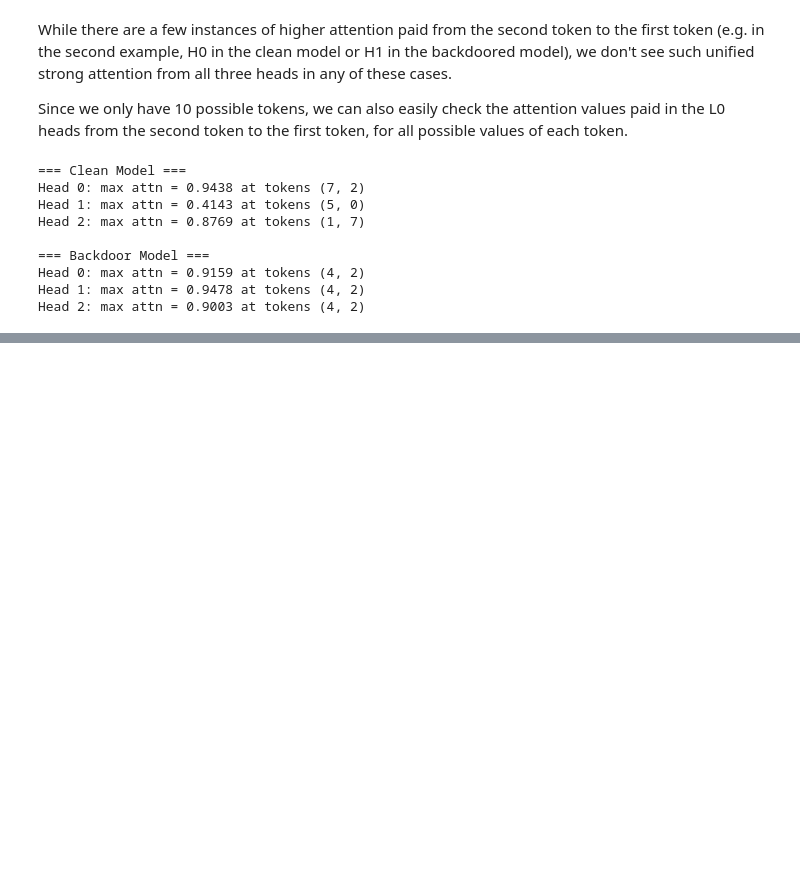
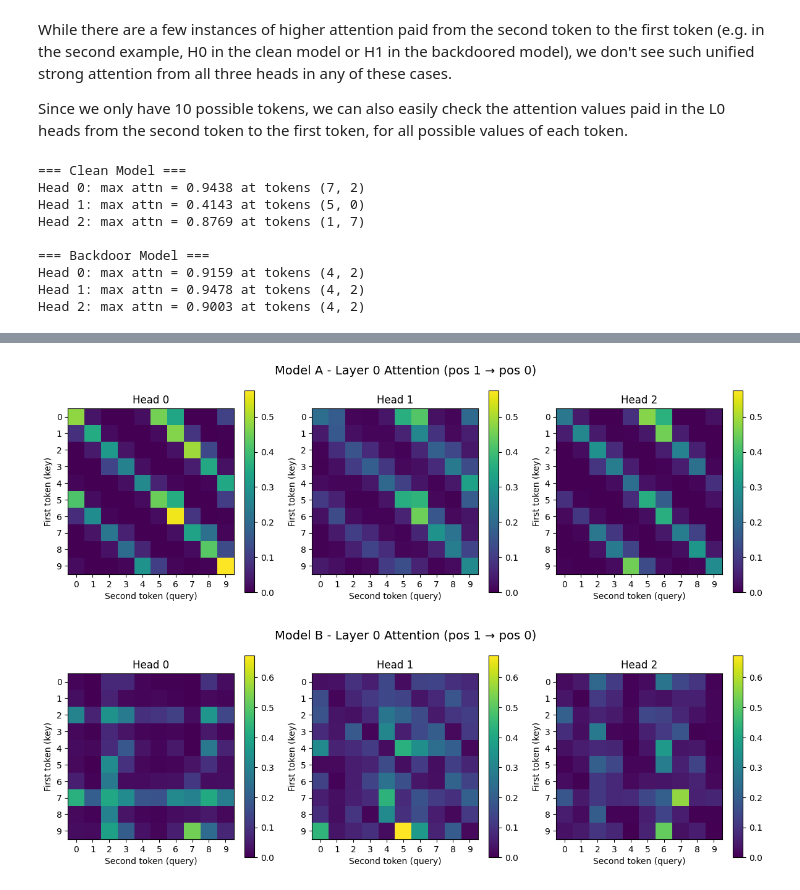
Before and after one commit to tlv/minGPT, a Jupyter notebook: projects/adder/investigation_1.ipynb, the cells around one changed output, grey strips where cells are left out. Saved outputs shown, nothing was run; the diff lists cells and outputs as text; code cells hidden in the pictures; blank space fills up the shorter version.

```diff
--- a/projects/adder/investigation_1.ipynb
+++ b/projects/adder/investigation_1.ipynb
@@ -346,0 +425,8 @@ Interestingly (and unrelated to the top-level question), we also see some high a
+# %%
+results_A = max_attention_first_to_second(model_A, layer=2)
+results_B = max_attention_first_to_second(model_B, layer=2)
+plot_attention_heatmaps(results_A, "Model A")
+plot_attention_heatmaps(results_B, "Model B")
+# %% [output]
+[figure, added]
+[figure, added]
```
Also changed, not shown: parts of 15 cells of this notebook, 6 other files.
